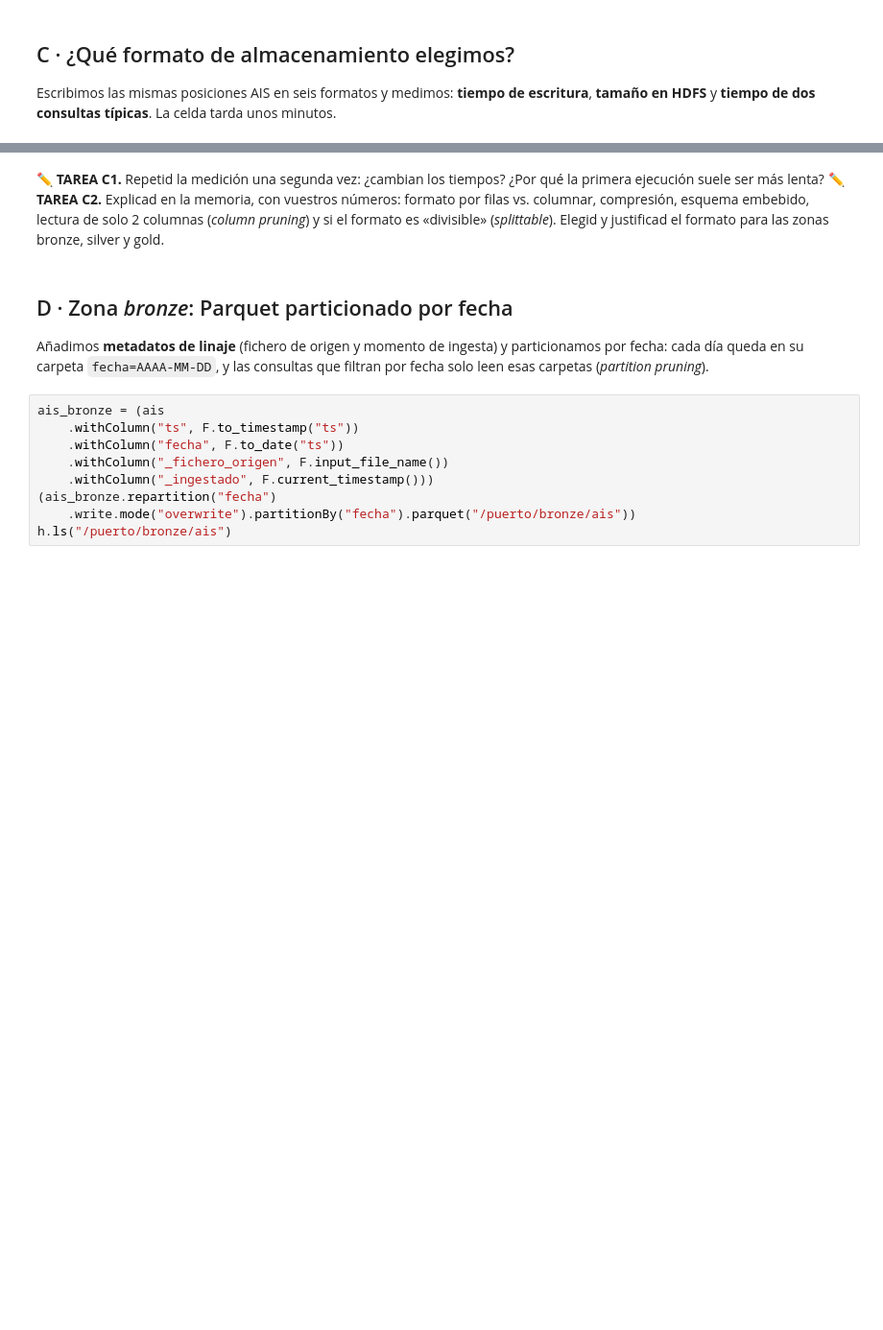
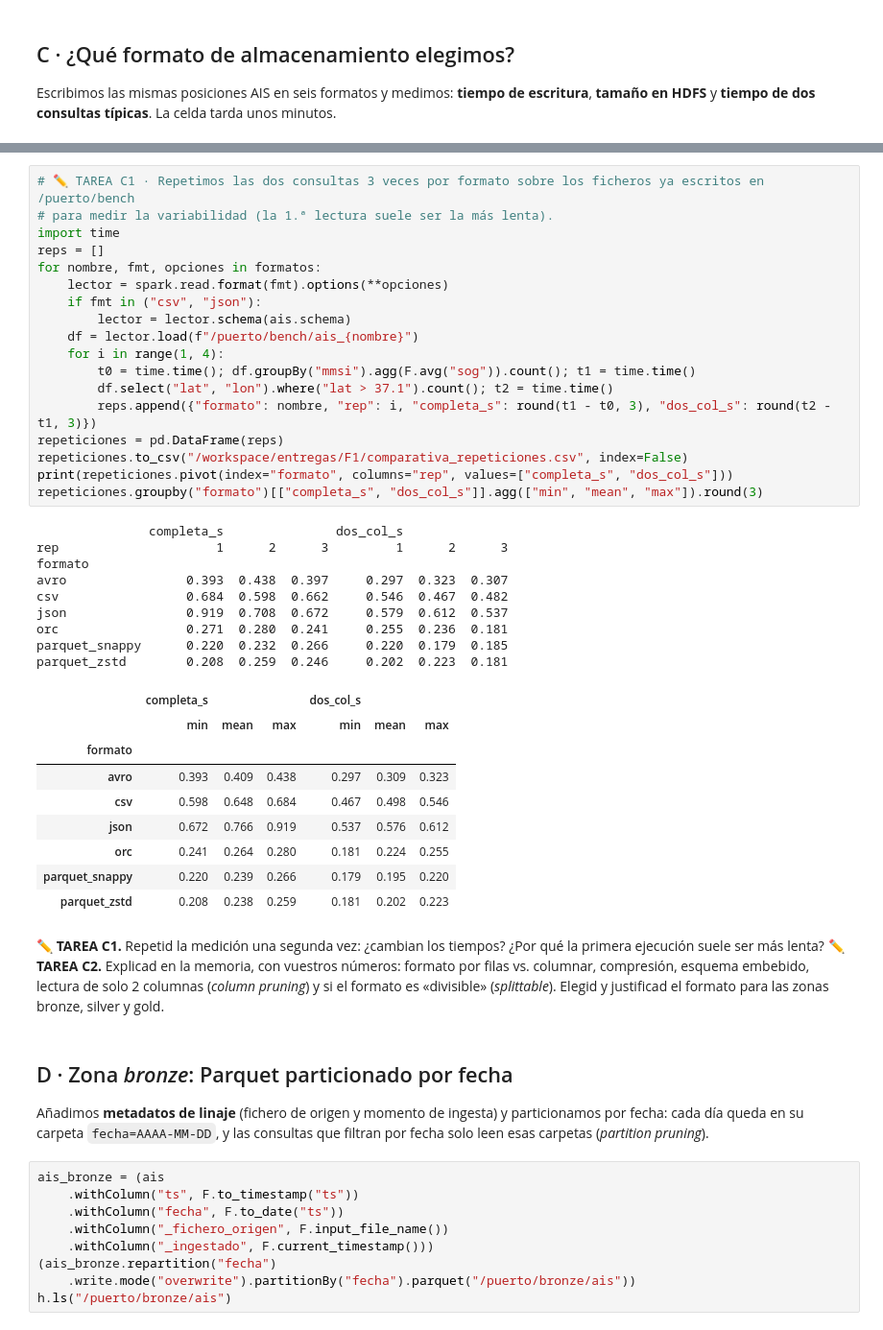
Before and after one commit to annamcardenas/Proyecto-Puerto-Big-Data, a Jupyter notebook: notebooks/F1_ingesta_formatos.ipynb, the cells around one changed output, grey strips where cells are left out. Shown at 96% size. Drawn from its saved outputs; the diff is of its cells as text; blank space fills up the shorter version.

```diff
--- a/notebooks/F1_ingesta_formatos.ipynb
+++ b/notebooks/F1_ingesta_formatos.ipynb
@@ -256,3 +266,40 @@ plt.tight_layout(); plt.savefig("/workspace/entregas/F1/formatos_tiempos.png", d
+# %%
+# ✏️ TAREA C1 · Repetimos las dos consultas 3 veces por formato sobre los ficheros ya escritos en /puerto/bench
+# para medir la variabilidad (la 1.ª lectura suele ser la más lenta).
+import time
+reps = []
+for nombre, fmt, opciones in formatos:
+    lector = spark.read.format(fmt).options(**opciones)
+    if fmt in ("csv", "json"):
+        lector = lector.schema(ais.schema)
+    df = lector.load(f"/puerto/bench/ais_{nombre}")
+    for i in range(1, 4):
+        t0 = time.time(); df.groupBy("mmsi").agg(F.avg("sog")).count(); t1 = time.time()
+        df.select("lat", "lon").where("lat > 37.1").count(); t2 = time.time()
+        reps.append({"formato": nombre, "rep": i, "completa_s": round(t1 - t0, 3), "dos_col_s": round(t2 - t1, 3)})
+repeticiones = pd.DataFrame(reps)
+repeticiones.to_csv("/workspace/entregas/F1/comparativa_repeticiones.csv", index=False)
+print(repeticiones.pivot(index="formato", columns="rep", values=["completa_s", "dos_col_s"]))
+repeticiones.groupby("formato")[["completa_s", "dos_col_s"]].agg(["min", "mean", "max"]).round(3)
+# %% [output]
+               completa_s               dos_col_s
+rep                     1      2      3         1      2      3
+formato
+avro                0.393  0.438  0.397     0.297  0.323  0.307
+csv                 0.684  0.598  0.662     0.546  0.467  0.482
+json                0.919  0.708  0.672     0.579  0.612  0.537
+orc                 0.271  0.280  0.241     0.255  0.236  0.181
+parquet_snappy      0.220  0.232  0.266     0.220  0.179  0.185
+parquet_zstd        0.208  0.259  0.246     0.202  0.223  0.181
+|  | completa_s |  |  | dos_col_s |  |  |
+|  | min | mean | max | min | mean | max |
+| formato |  |  |  |  |  |  |
+| avro | 0.393 | 0.409 | 0.438 | 0.297 | 0.309 | 0.323 |
+| csv | 0.598 | 0.648 | 0.684 | 0.467 | 0.498 | 0.546 |
+| json | 0.672 | 0.766 | 0.919 | 0.537 | 0.576 | 0.612 |
+| orc | 0.241 | 0.264 | 0.280 | 0.181 | 0.224 | 0.255 |
+| parquet_snappy | 0.220 | 0.239 | 0.266 | 0.179 | 0.195 | 0.220 |
+| parquet_zstd | 0.208 | 0.238 | 0.259 | 0.181 | 0.202 | 0.223 |
 # %% [markdown]
 **✏️ TAREA C1.** Repetid la medición una segunda vez: ¿cambian los tiempos? ¿Por qué la primera ejecución suele ser
 más lenta? **✏️ TAREA C2.** Explicad en la memoria, con vuestros números: formato por filas vs. columnar, compresión,
```
Also changed, not shown: parts of 14 cells of this notebook, 5 other files.
